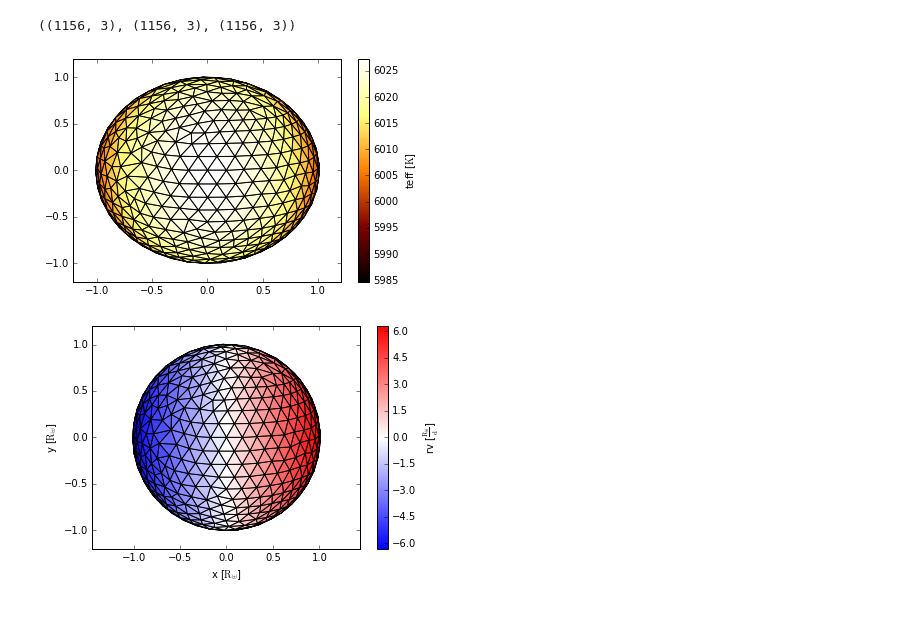
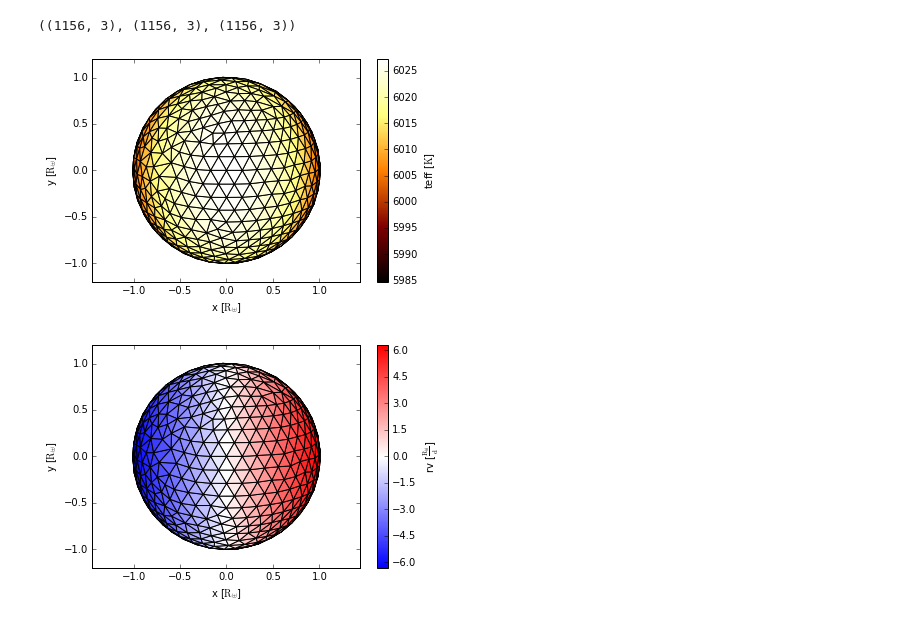
Before and after one commit to kecnry/autofig, a Jupyter notebook: examples/autofig_mesh.ipynb, the cells around one changed output. Cells and saved outputs as stored; diff of their text form; code cells hidden in the pictures.

```diff
--- a/examples/autofig_mesh.ipynb
+++ b/examples/autofig_mesh.ipynb
@@ -38,11 +38,11 @@ print(xs.shape, ys.shape, zs.shape)  # [polygon, vertex]
 # %%
 autofig.reset()
 autofig.mesh(x=xs, y=ys, z=zs,
              xlabel='x', xunit='solRad',
-             yunit='y', yunit='solRad',
+             ylabel='y', yunit='solRad',
              fc=teffs, fcmap='afmhot', fclabel='teff', fcunit='K', show=True)
 # %% [output]
-[figure, old version]
+[figure, new version]
 # %%
 autofig.reset()
 autofig.mesh(x=xs, y=ys, z=zs,
```
